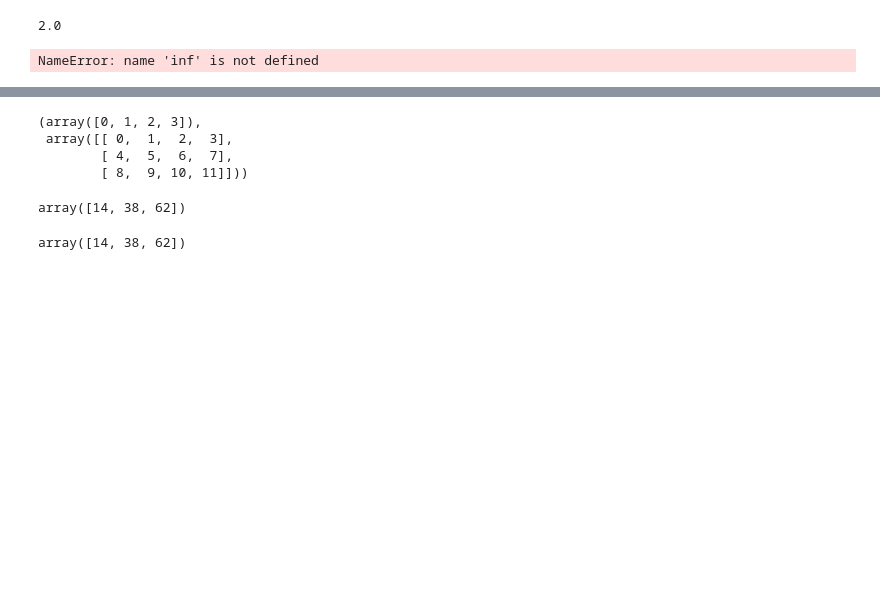
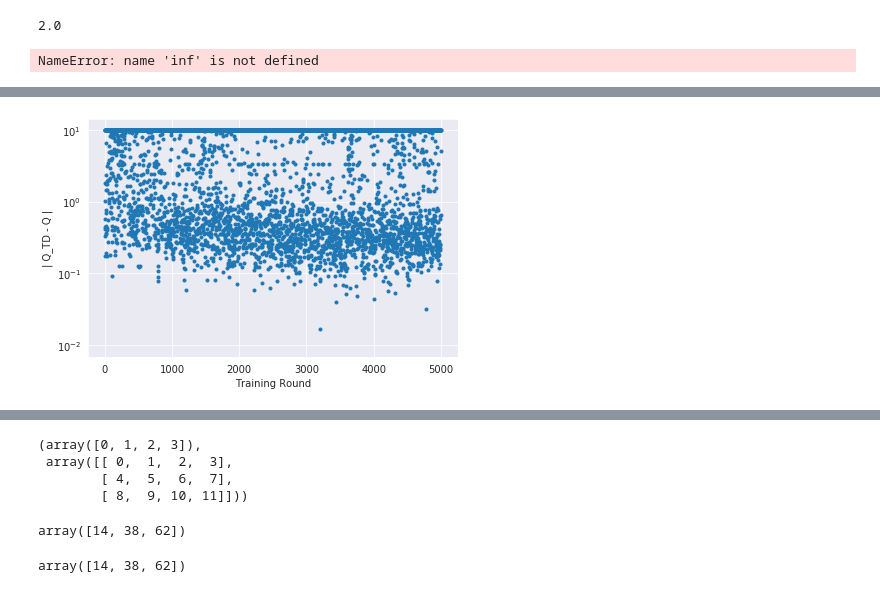
Before and after one commit to dibstan/bomberman_rl, a Jupyter notebook: tryout.ipynb, the cells around one changed output, grey strips where cells are left out. Drawn from its saved outputs; the diff is of its cells as text; code cells hidden in the pictures; blank space fills up the shorter version.

```diff
--- a/tryout.ipynb
+++ b/tryout.ipynb
@@ -33,3 +33,14 @@ with sns.axes_style('darkgrid'):
+# %%
+fluctuations_old = np.copy(fluctuations)
+# %%
+with sns.axes_style('darkgrid'):
+    plt.scatter(np.arange(len(fluctuations_old[:])),fluctuations_old[:],marker='.')
+    plt.xlabel('Training Round')
+    plt.ylabel('| Q_TD - Q |')
+    plt.yscale('log')
+    plt.tight_layout()
+# %% [output]
+[figure, added]
 # %%
 with open("agent_code/kampfente_stochastic/fluctuations.pt", "rb") as file:
             fluctuations = pickle.load(file)
```
Also changed, not shown: parts of 6 cells of this notebook, 9 other files.
